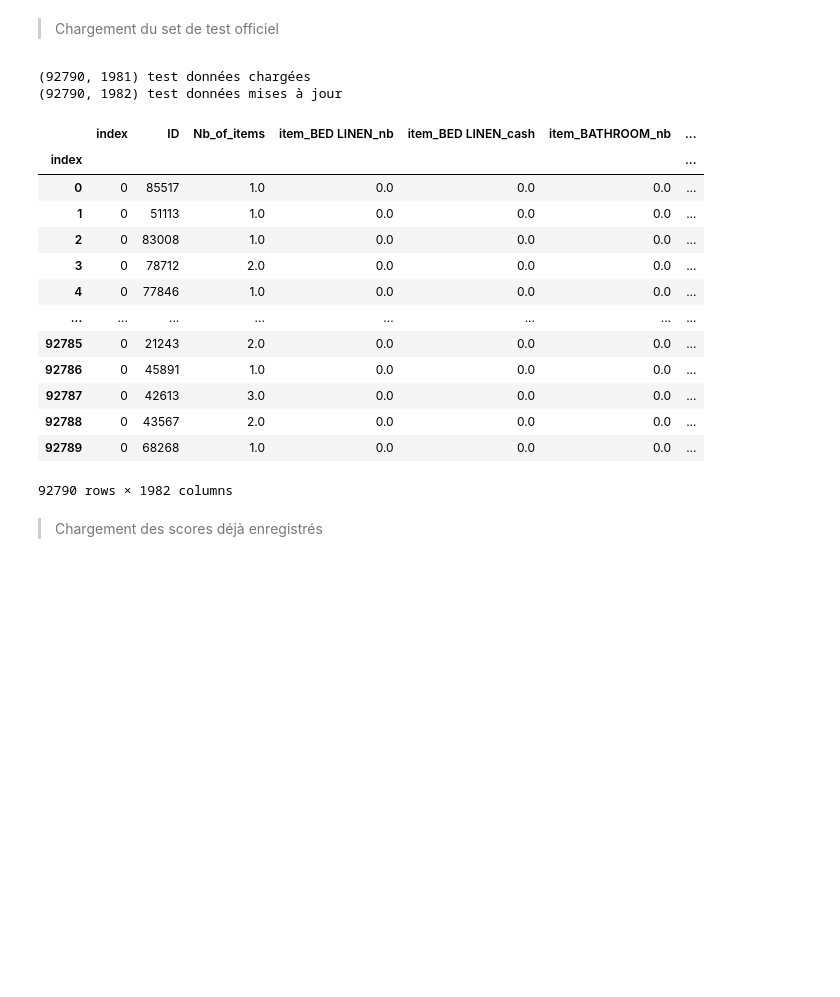
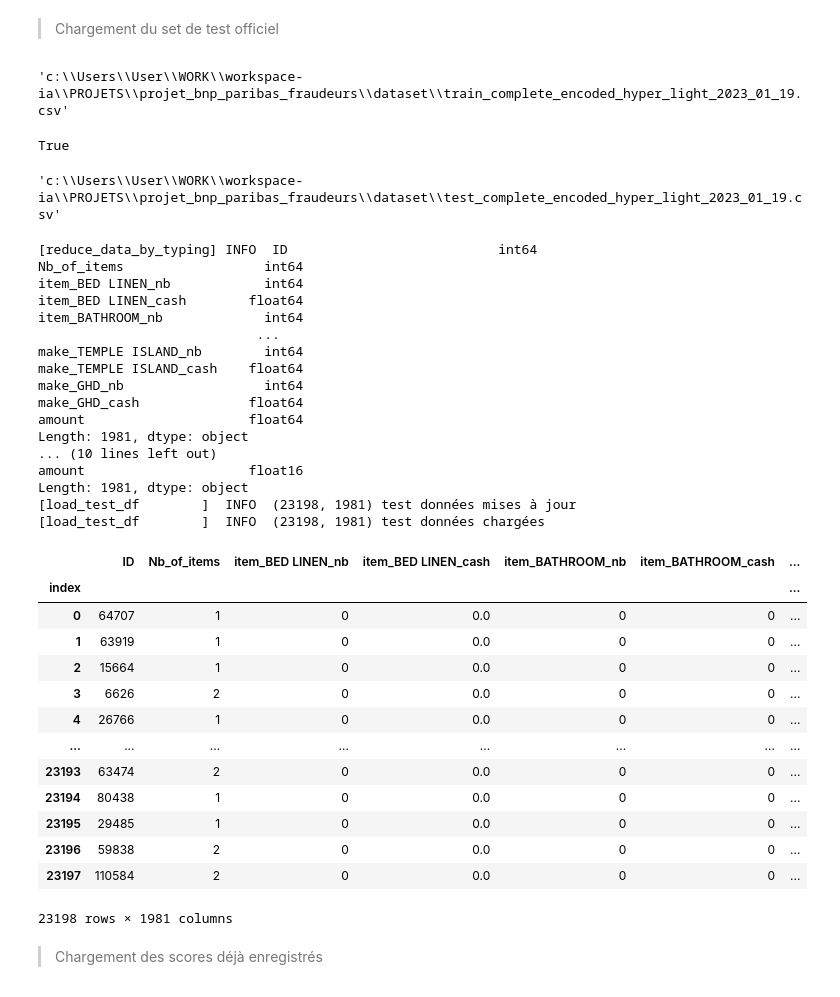
Before and after one commit to aurao22/projet_bnp_paribas_fraudeurs, a Jupyter notebook: bnp_paribas_Model.ipynb, the cells around one changed output. Cells and saved outputs as stored; diff of their text form; code cells hidden in the pictures; blank space fills up the shorter version.

```diff
--- a/bnp_paribas_Model.ipynb
+++ b/bnp_paribas_Model.ipynb
@@ -19,9 +19,6 @@ Lien vers le challenge : https://challengedata.ens.fr/participants/challenges/10
 from os import getcwd
 from os.path import join
 import pandas as pd
-import seaborn as sns
-import matplotlib.pyplot as plt
-from IPython.core.display import HTML
 
 import warnings
 warnings.filterwarnings("ignore")
@@ -40,8 +37,11 @@ target = "fraud_flag"
 execution_path = getcwd().split("projet_bnp_paribas_fraudeurs")[0]
 execution_path = join(execution_path, 'projet_bnp_paribas_fraudeurs')
 
+model_path = join(execution_path, 'model')
+
 data_set_path = join(execution_path, 'dataset')
-data_set_train_file_name = join(data_set_path, "train_complete_encoded_hyper_light_2023_01_19.csv")
+train_file_name = "train_complete_encoded_hyper_light_2023_01_19.csv"
+data_set_train_file_name = join(data_set_path, train_file_name)
 
 print(f"Current execution path : {execution_path}")
 print(f"Dataset path : {data_set_path}")
@@ -57,8 +57,9 @@ Dataset path : c:\Users\User\WORK\workspace-ia\PROJETS\projet_bnp_paribas_fraude
 # [load_splited_data   ]	INFO  split du dataset_path...
 # [load_splited_data   ]	INFO  5 dataset LOAD
 # [load_splited_data   ]	INFO  (74232, 1980) / (18558, 1980)
+over_name="BorderlineSMOTE"
 random_state = 42
-dataset_dict = load_splited_data(dataset_path=data_set_train_file_name,over_name="BorderlineSMOTE", random_state = random_state, save_it=True, force=False, verbose=verbose)
+dataset_dict = load_splited_data(dataset_path=data_set_train_file_name,over_name=over_name, random_state = random_state, save_it=True, force=False, verbose=verbose)
 
 X_train, X_test, y_train, y_test, train_origin = dataset_dict.get("X_train", None), dataset_dict.get("X_test", None), dataset_dict.get("y_train", None), dataset_dict.get("y_test", None), dataset_dict.get("train_origin", None)
 # %% [output]
@@ -67,28 +83,54 @@ X_train, X_test, y_train, y_test, train_origin = dataset_dict.get("X_train", Non
 # %% [markdown]
 > Chargement du set de test officiel
+# %%
+data_set_train_file_name
+# %% [output]
+'c:\\Users\\User\\WORK\\workspace-ia\\PROJETS\\projet_bnp_paribas_fraudeurs\\dataset\\train_complete_encoded_hyper_light_2023_01_19.csv'
+# %%
+data_set_test_file_name = data_set_train_file_name.replace("train_", "test_")
+print(exists(data_set_test_file_name))
+data_set_test_file_name
+# %% [output]
+True
+'c:\\Users\\User\\WORK\\workspace-ia\\PROJETS\\projet_bnp_paribas_fraudeurs\\dataset\\test_complete_encoded_hyper_light_2023_01_19.csv'
 # %%
 # file_name= "test_complete_encoded_2023_01_19.csv"
-data_set_test_file_name = data_set_train_file_name.replace("train_complete_hyper", "test_complete")
+data_set_test_file_name = data_set_train_file_name.replace("train_", "test_")
 test_origin = load_test_df(file_path=data_set_test_file_name, train_columns=X_train.columns, verbose=verbose)
 dataset_dict["test_origin"] = test_origin
 test_origin
 # %% [output]
-(92790, 1981) test données chargées
-(92790, 1982) test données mises à jour
+[reduce_data_by_typing] INFO  ID                           int64
+Nb_of_items                  int64
+item_BED LINEN_nb            int64
+item_BED LINEN_cash        float64
+item_BATHROOM_nb             int64
+                            ...
+make_TEMPLE ISLAND_nb        int64
+make_TEMPLE ISLAND_cash    float64
+make_GHD_nb                  int64
+make_GHD_cash              float64
+amount                     float64
+Length: 1981, dtype: object
+... (10 lines left out)
+amount                     float16
+Length: 1981, dtype: object
+[load_test_df        ]  INFO  (23198, 1981) test données mises à jour
+[load_test_df        ]  INFO  (23198, 1981) test données chargées
-|  | index | ID | Nb_of_items | item_BED LINEN_nb | item_BED LINEN_cash | item_BATHROOM_nb | ... |
+|  | ID | Nb_of_items | item_BED LINEN_nb | item_BED LINEN_cash | item_BATHROOM_nb | item_BATHROOM_cash | ... |
 | index |  |  |  |  |  |  | ... |
-| 0 | 0 | 85517 | 1.0 | 0.0 | 0.0 | 0.0 | ... |
-| 1 | 0 | 51113 | 1.0 | 0.0 | 0.0 | 0.0 | ... |
-| 2 | 0 | 83008 | 1.0 | 0.0 | 0.0 | 0.0 | ... |
-| 3 | 0 | 78712 | 2.0 | 0.0 | 0.0 | 0.0 | ... |
-| 4 | 0 | 77846 | 1.0 | 0.0 | 0.0 | 0.0 | ... |
+| 0 | 64707 | 1 | 0 | 0.0 | 0 | 0 | ... |
+| 1 | 63919 | 1 | 0 | 0.0 | 0 | 0 | ... |
+| 2 | 15664 | 1 | 0 | 0.0 | 0 | 0 | ... |
+| 3 | 6626 | 2 | 0 | 0.0 | 0 | 0 | ... |
+| 4 | 26766 | 1 | 0 | 0.0 | 0 | 0 | ... |
 | ... | ... | ... | ... | ... | ... | ... | ... |
-| 92785 | 0 | 21243 | 2.0 | 0.0 | 0.0 | 0.0 | ... |
-| 92786 | 0 | 45891 | 1.0 | 0.0 | 0.0 | 0.0 | ... |
-| 92787 | 0 | 42613 | 3.0 | 0.0 | 0.0 | 0.0 | ... |
-| 92788 | 0 | 43567 | 2.0 | 0.0 | 0.0 | 0.0 | ... |
-| 92789 | 0 | 68268 | 1.0 | 0.0 | 0.0 | 0.0 | ... |
+| 23193 | 63474 | 2 | 0 | 0.0 | 0 | 0 | ... |
+| 23194 | 80438 | 1 | 0 | 0.0 | 0 | 0 | ... |
+| 23195 | 29485 | 1 | 0 | 0.0 | 0 | 0 | ... |
+| 23196 | 59838 | 2 | 0 | 0.0 | 0 | 0 | ... |
+| 23197 | 110584 | 2 | 0 | 0.0 | 0 | 0 | ... |
-92790 rows × 1982 columns
+23198 rows × 1981 columns
 # %% [markdown]
 > Chargement des scores déjà enregistrés
 # %%
```
Also changed, not shown: parts of 29 cells of this notebook.
